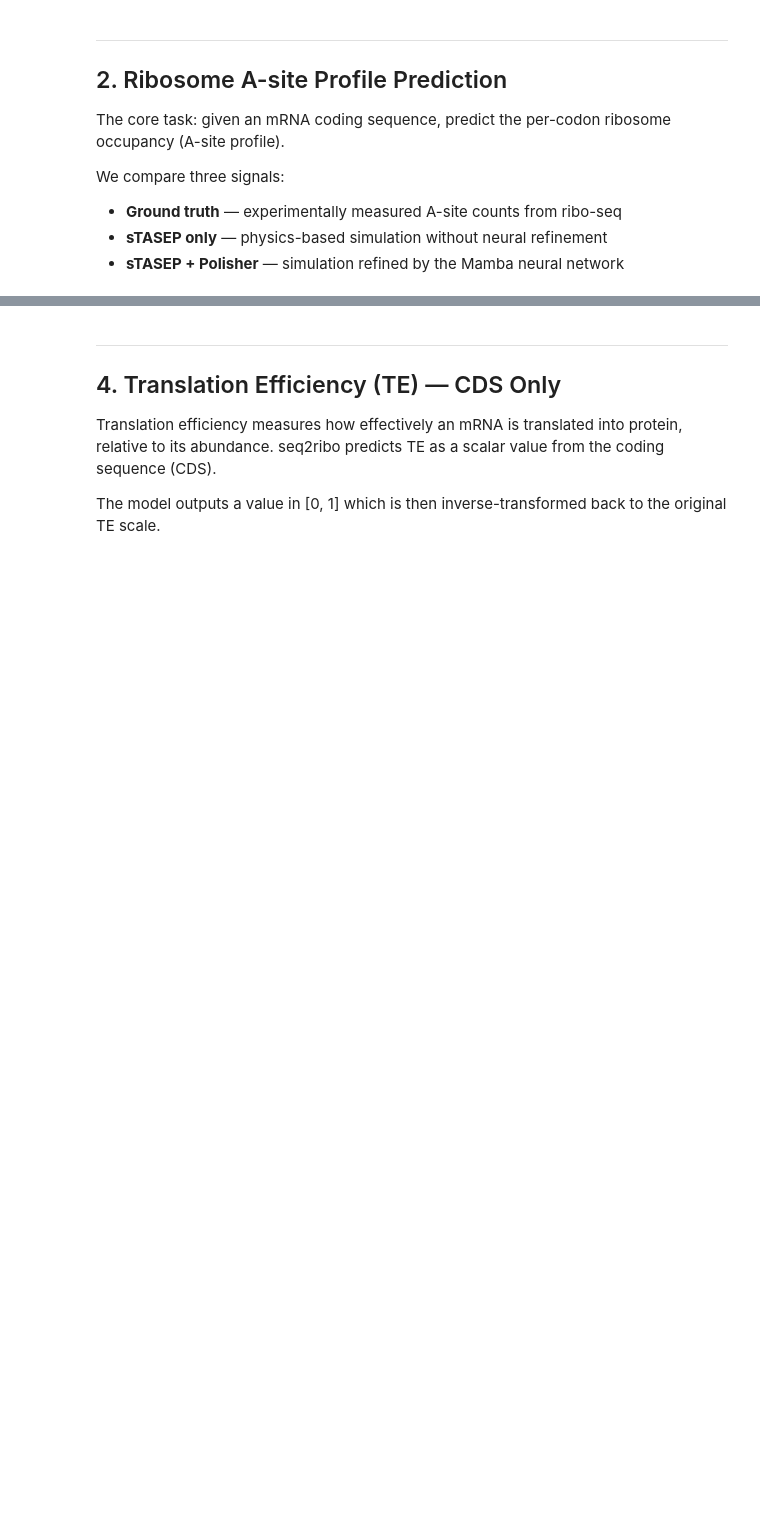
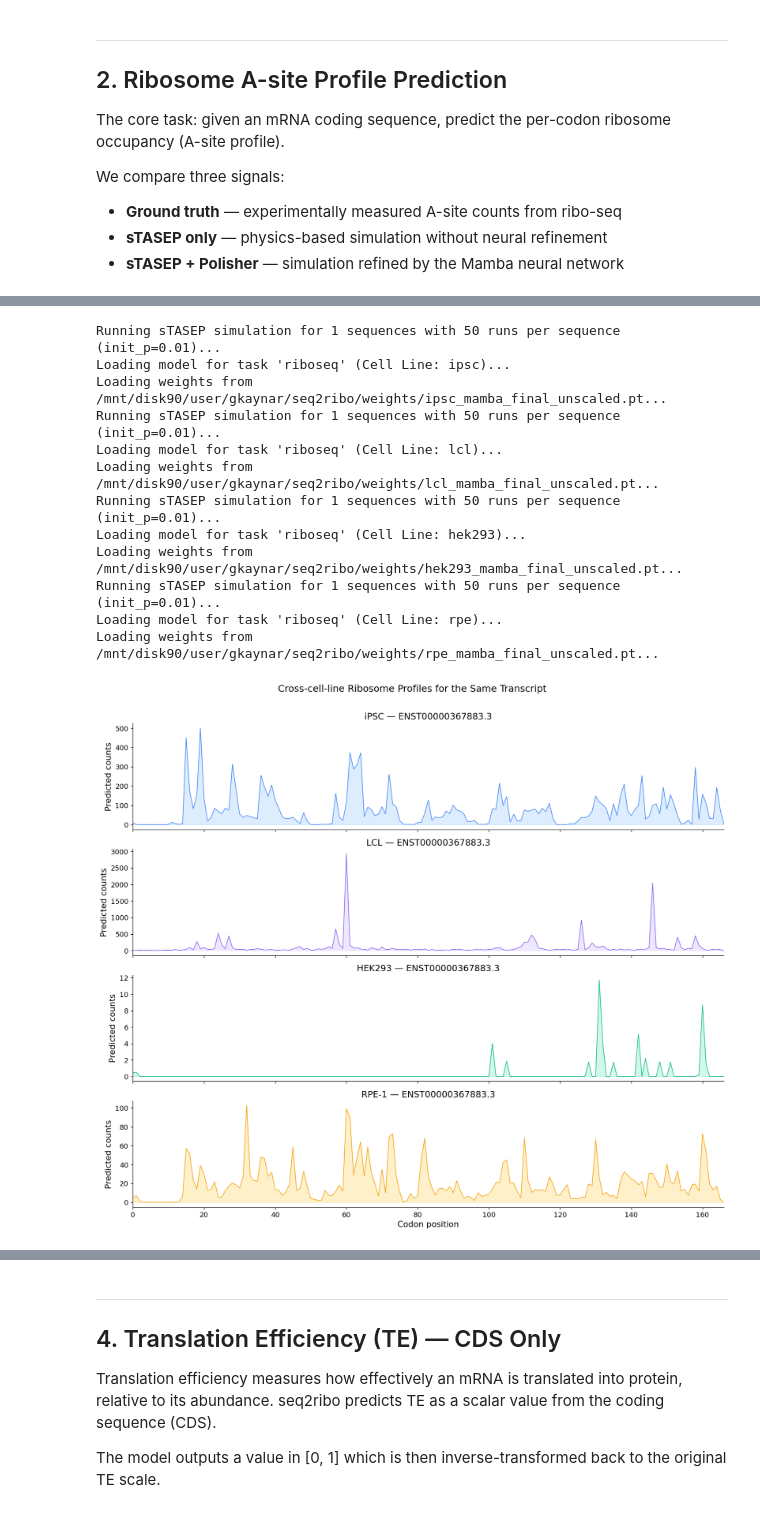
Before and after one commit to Kingsford-Group/seq2ribo, a Jupyter notebook: notebooks/demo.ipynb, the cells around one changed output, grey strips where cells are left out. Cells and saved outputs as stored; diff of their text form; code cells hidden in the pictures; blank space fills up the shorter version.

```diff
--- a/notebooks/demo.ipynb
+++ b/notebooks/demo.ipynb
@@ -89,7 +99,10 @@ predictor_ipsc = Seq2Ribo(cell_line="ipsc", weights_dir=WEIGHTS_DIR)
 # Pick a medium-length transcript from the iPSC test set
 sample = demo_data[("ipsc", "ENST00000367883.3")]
 seq = sample["sequence"]
-n_codons = len(seq) // 3
+# Stable handles: later cells reuse the name `seq` (FASTA I/O); plots use this CDS + length.
+demo_cds_seq = seq
+demo_n_codons = len(seq) // 3
+n_codons = demo_n_codons
 
 # Ground truth: convert nucleotide-level counts to per-codon by summing each triplet
 gt_asite_nuc = sample["asite_counts"]
@@ -183,34 +213,48 @@ predictor_lcl = predictors["lcl"]
 # Predict A-site profiles for the same transcript across all 4 cell lines
 cell_preds = {}
 for cl in all_cell_lines:
     cell_preds[cl] = predictors[cl].predict(
-        seq, task="riboseq", use_polisher=True, n_stasep_runs=50
+        demo_cds_seq, task="riboseq", use_polisher=True, n_stasep_runs=50
     )[0]
 
 cell_colors = {
     "ipsc":   ("#3b82f6", "#93c5fd"),
     "lcl":    ("#8b5cf6", "#c4b5fd"),
     "hek293": ("#10b981", "#6ee7b7"),
     "rpe":    ("#f59e0b", "#fcd34d"),
 }
 cell_labels = {"ipsc": "iPSC", "lcl": "LCL", "hek293": "HEK293", "rpe": "RPE-1"}
 
 fig, axes = plt.subplots(4, 1, figsize=(14, 12), sharex=True)
 
 for ax, cl in zip(axes, all_cell_lines):
     pred = cell_preds[cl]
     color, fill = cell_colors[cl]
     ax.fill_between(x, pred, alpha=0.3, color=fill)
     ax.plot(x, pred, color=color, linewidth=0.9)
     ax.set_ylabel("Predicted counts")
     ax.set_title(f"{cell_labels[cl]} — {sample['tx_id']}")
     ax.set_xlim(0, n_codons - 1)
     ax.spines[["top", "right"]].set_visible(False)
 
 axes[-1].set_xlabel("Codon position")
 fig.suptitle("Cross-cell-line Ribosome Profiles for the Same Transcript", fontsize=15, y=1.01)
 fig.tight_layout()
 plt.show()
+# %% [output]
+Running sTASEP simulation for 1 sequences with 50 runs per sequence (init_p=0.01)...
+Loading model for task 'riboseq' (Cell Line: ipsc)...
+Loading weights from /mnt/disk90/user/gkaynar/seq2ribo/weights/ipsc_mamba_final_unscaled.pt...
+Running sTASEP simulation for 1 sequences with 50 runs per sequence (init_p=0.01)...
+Loading model for task 'riboseq' (Cell Line: lcl)...
+Loading weights from /mnt/disk90/user/gkaynar/seq2ribo/weights/lcl_mamba_final_unscaled.pt...
+Running sTASEP simulation for 1 sequences with 50 runs per sequence (init_p=0.01)...
+Loading model for task 'riboseq' (Cell Line: hek293)...
+Loading weights from /mnt/disk90/user/gkaynar/seq2ribo/weights/hek293_mamba_final_unscaled.pt...
+Running sTASEP simulation for 1 sequences with 50 runs per sequence (init_p=0.01)...
+Loading model for task 'riboseq' (Cell Line: rpe)...
+Loading weights from /mnt/disk90/user/gkaynar/seq2ribo/weights/rpe_mamba_final_unscaled.pt...
+[figure, added]
 # %%
 # Overlay all 4 cell lines on a single plot
 fig, ax = plt.subplots(figsize=(14, 5))
```
Also changed, not shown: parts of 30 cells of this notebook, 6 other files.
